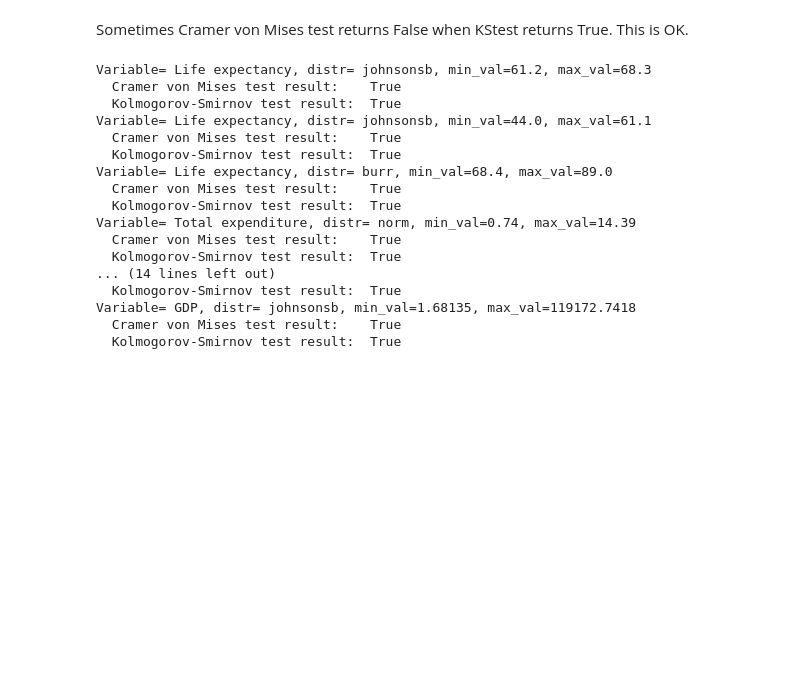
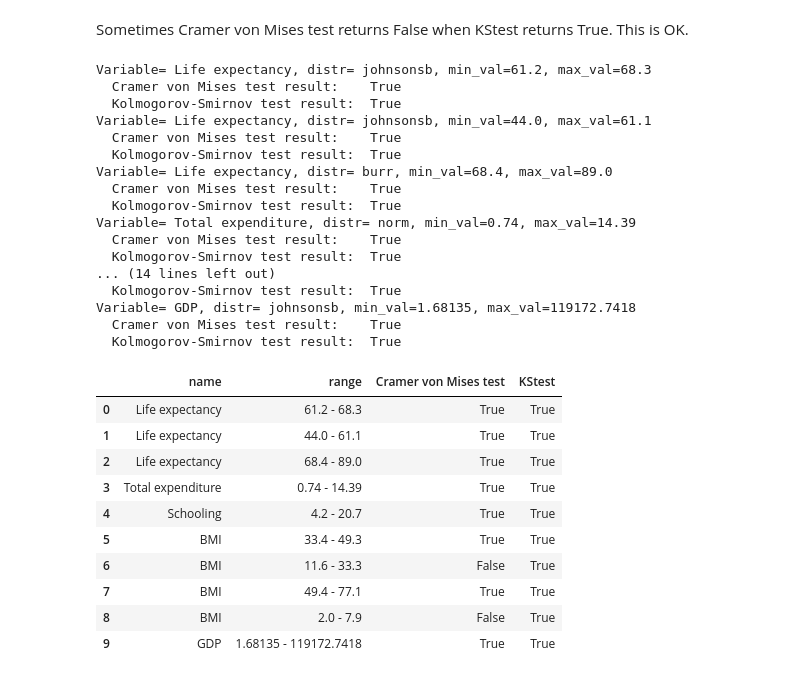
Before and after one commit to klntsky/multivariate-data-ananlysis-labs, a Jupyter notebook: [itmo][MMMDA]lab1.ipynb, the cells around one changed output. Cells and saved outputs as stored; diff of their text form; code cells hidden in the pictures; blank space fills up the shorter version.

```diff
--- a/[itmo][MMMDA]lab1.ipynb
+++ b/[itmo][MMMDA]lab1.ipynb
@@ -552,34 +601,48 @@ def kstest(data, var, distr, params, significance=0.05):
 # %% [markdown]
 Sometimes Cramer von Mises test returns False when KStest returns True. This is OK.
 # %%
+res = []
 for results_for_var in results:
   for result_for_piece in results_for_var:
     r_data = result_for_piece['piece']['data']
     var = result_for_piece['var']
     params = result_for_piece['params']
     distr = result_for_piece['distr']
     min_val = result_for_piece['piece']['min_val']
     max_val = result_for_piece['piece']['max_val']
     print('Variable= {}, distr= {}, min_val={}, max_val={}'.format(var, distr, min_val, max_val))
     c_res = cramervonmises(r_data, var, distr, params)
     ks_res = kstest(r_data, var, distr, params)
+    res.append([var, str(min_val) + ' - ' + str(max_val), c_res, ks_res])
     print('  Cramer von Mises test result:   ', c_res)
     print('  Kolmogorov-Smirnov test result: ', ks_res)
+pd.DataFrame(res, columns = ['name', 'range', 'Cramer von Mises test', 'KStest'])
 # %% [output]
 Variable= Life expectancy, distr= johnsonsb, min_val=61.2, max_val=68.3
   Cramer von Mises test result:    True
   Kolmogorov-Smirnov test result:  True
 Variable= Life expectancy, distr= johnsonsb, min_val=44.0, max_val=61.1
   Cramer von Mises test result:    True
   Kolmogorov-Smirnov test result:  True
 Variable= Life expectancy, distr= burr, min_val=68.4, max_val=89.0
   Cramer von Mises test result:    True
   Kolmogorov-Smirnov test result:  True
 Variable= Total expenditure, distr= norm, min_val=0.74, max_val=14.39
   Cramer von Mises test result:    True
   Kolmogorov-Smirnov test result:  True
 ... (14 lines left out)
   Kolmogorov-Smirnov test result:  True
 Variable= GDP, distr= johnsonsb, min_val=1.68135, max_val=119172.7418
   Cramer von Mises test result:    True
   Kolmogorov-Smirnov test result:  True
+|  | name | range | Cramer von Mises test | KStest |
+| 0 | Life expectancy | 61.2 - 68.3 | True | True |
+| 1 | Life expectancy | 44.0 - 61.1 | True | True |
+| 2 | Life expectancy | 68.4 - 89.0 | True | True |
+| 3 | Total expenditure | 0.74 - 14.39 | True | True |
+| 4 | Schooling | 4.2 - 20.7 | True | True |
+| 5 | BMI | 33.4 - 49.3 | True | True |
+| 6 | BMI | 11.6 - 33.3 | False | True |
+| 7 | BMI | 49.4 - 77.1 | True | True |
+| 8 | BMI | 2.0 - 7.9 | False | True |
+| 9 | GDP | 1.68135 - 119172.7418 | True | True |
```
Also changed, not shown: parts of 13 cells of this notebook.
